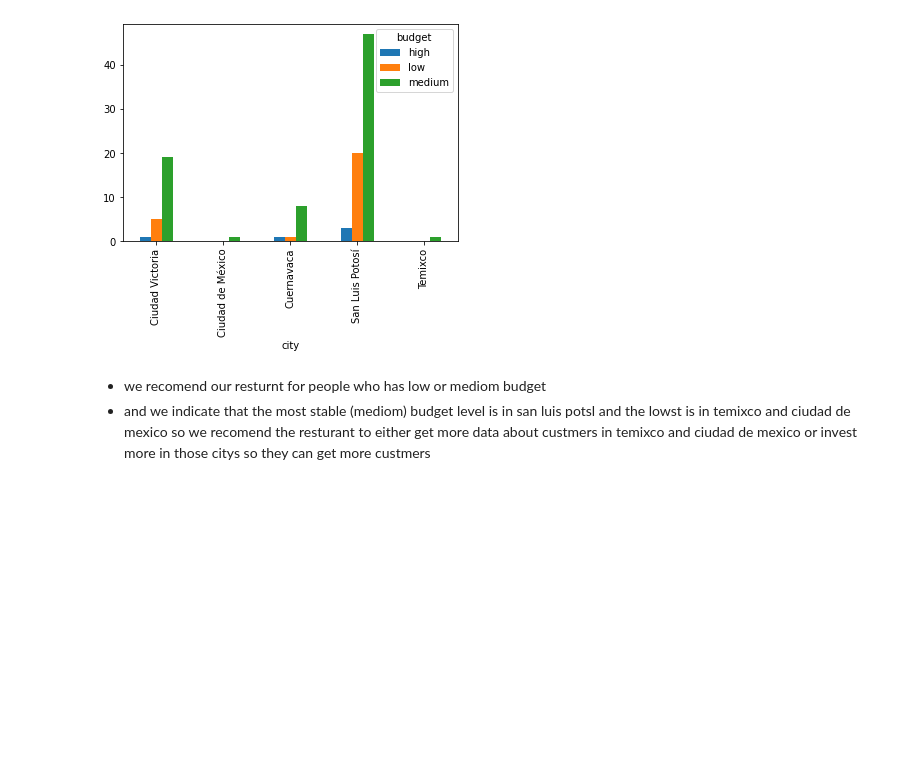
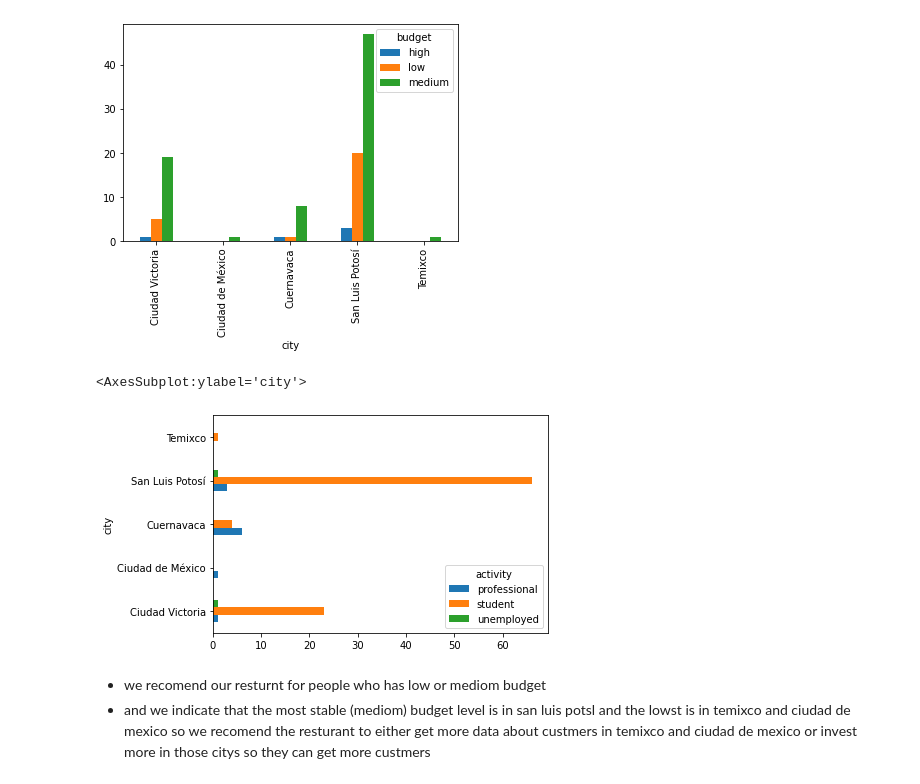
Before and after one commit to yousefQJ19/staticalanlysis, a Jupyter notebook: Describe.ipynb, the cells around one changed output. Drawn from its saved outputs; the diff is of its cells as text; code cells hidden in the pictures; blank space fills up the shorter version.

```diff
--- a/Describe.ipynb
+++ b/Describe.ipynb
@@ -77,6 +77,12 @@ budget_city.plot.bar()
 <AxesSubplot:xlabel='city'>
 <Figure size 720x720 with 0 Axes>
 [figure]
+# %%
+activity_city=data.groupby(['city','activity']).size().rename("count").reset_index().pivot(index='city',columns='activity',values='count')
+activity_city.plot.barh()
+# %% [output]
+<AxesSubplot:ylabel='city'>
+[figure, added]
 # %% [markdown]
 * we recomend our resturnt for people who has low or mediom budget
 * and we indicate that the most stable (mediom) budget level is in san luis potsl and the lowst is in temixco and ciudad de mexico so we recomend the resturant to either get more data about custmers in temixco and ciudad de mexico or invest more in those citys so they can get more custmers
```
Also changed, not shown: parts of 6 cells of this notebook.
